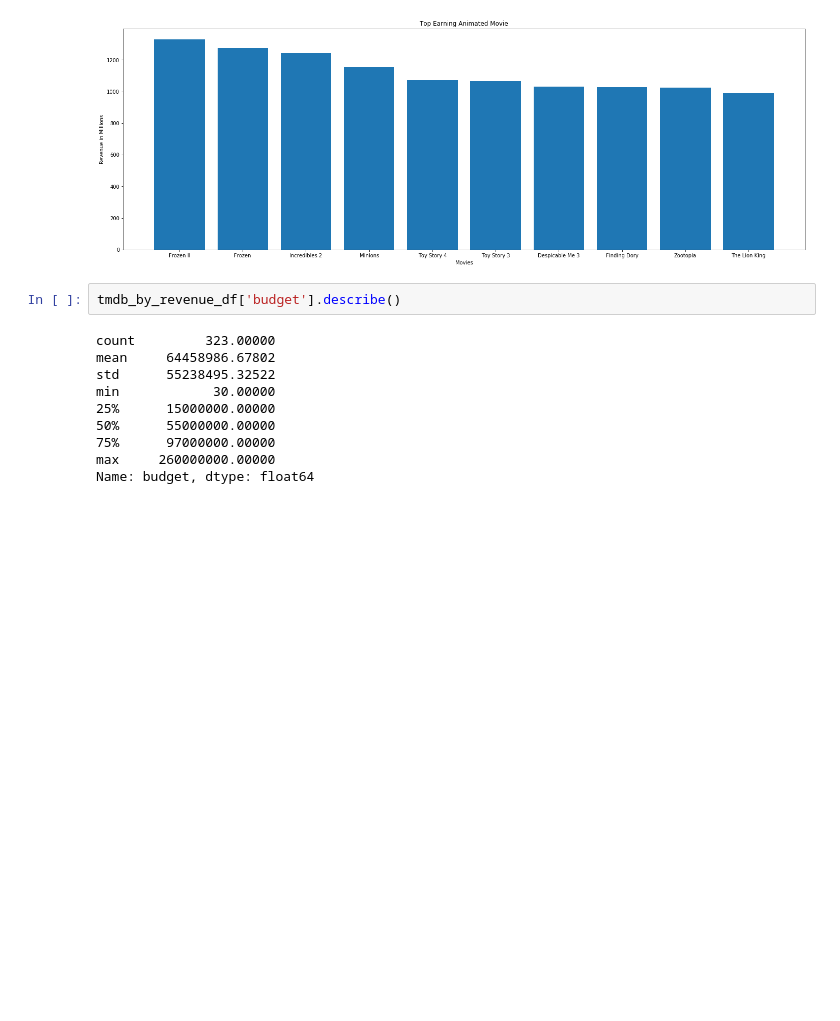
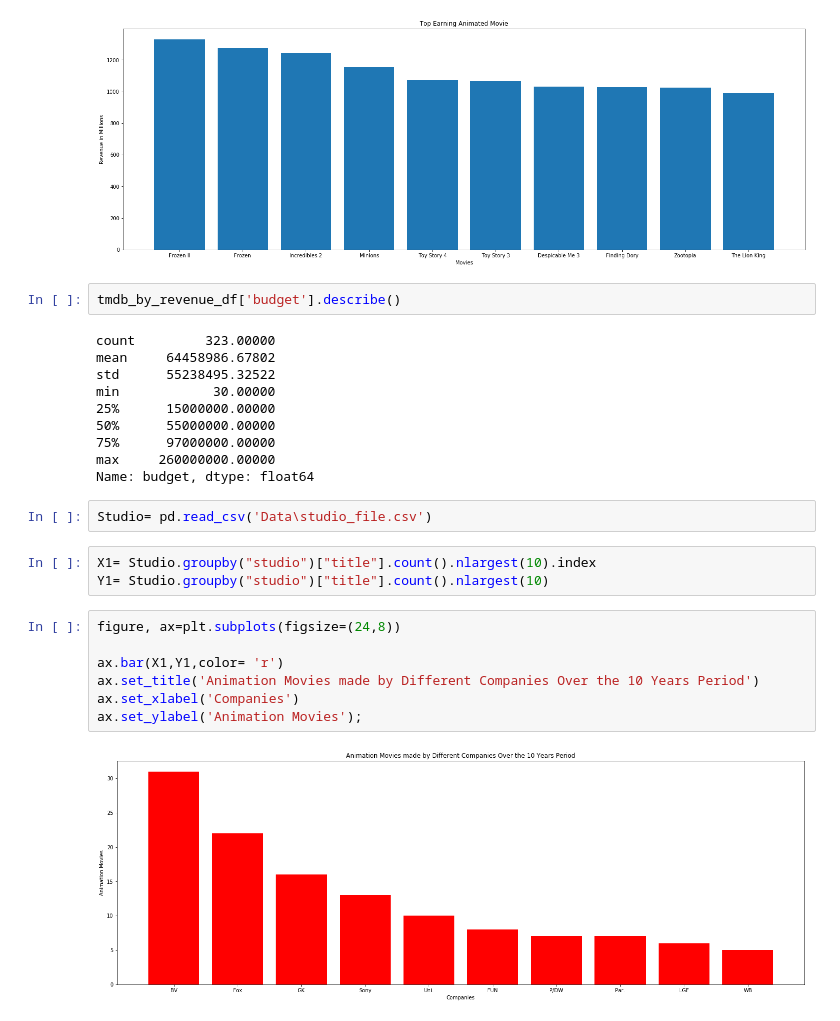
Before and after one commit to AMiNo-13/Movie-Recommendation-Project, a Jupyter notebook: MovieInvestigation.ipynb, the cells around one changed output. Cells and saved outputs as stored; diff of their text form; blank space fills up the shorter version.

```diff
--- a/MovieInvestigation.ipynb
+++ b/MovieInvestigation.ipynb
@@ -669,3 +671,17 @@ min            30.00000
 75%      97000000.00000
 max     260000000.00000
 Name: budget, dtype: float64
+# %%
+Studio= pd.read_csv('Data\studio_file.csv')
+# %%
+X1= Studio.groupby("studio")["title"].count().nlargest(10).index
+Y1= Studio.groupby("studio")["title"].count().nlargest(10)
+# %%
+figure, ax=plt.subplots(figsize=(24,8))
+
+ax.bar(X1,Y1,color= 'r')
+ax.set_title('Animation Movies made by Different Companies Over the 10 Years Period')
+ax.set_xlabel('Companies')
+ax.set_ylabel('Animation Movies');
+# %% [output]
+[figure, added]
```
Also changed, not shown: parts of 1 cell of this notebook, 10 other files.
